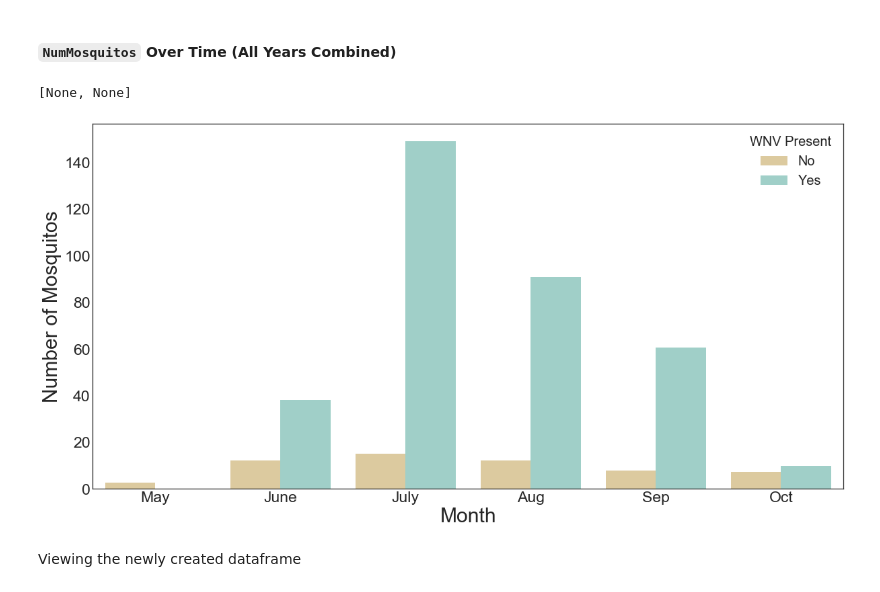
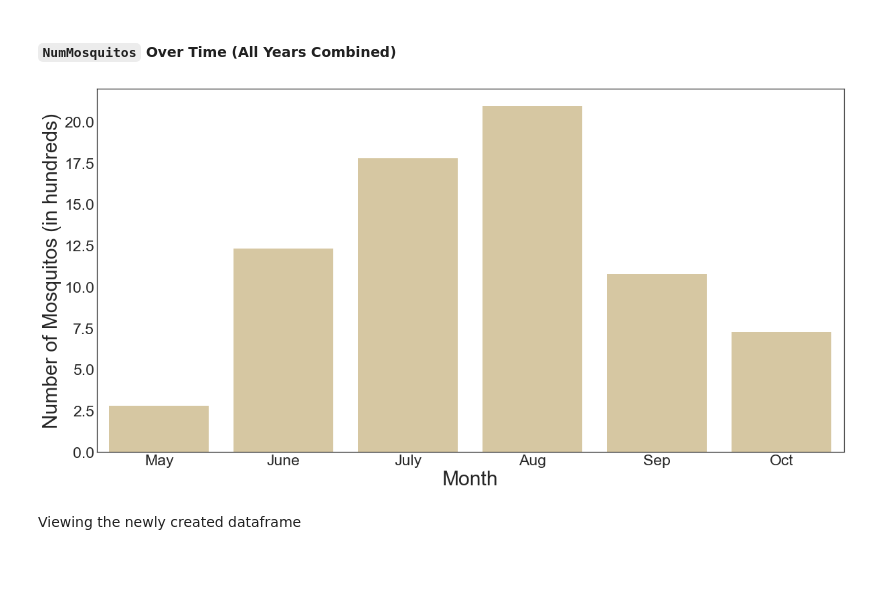
Before and after one commit to camarenad/wnv_prevention, a Jupyter notebook: jj/nb_suggested_order/02_EDA.ipynb, the cells around one changed output. Drawn from its saved outputs; the diff is of its cells as text; code cells hidden in the pictures; blank space fills up the shorter version.

```diff
--- a/jj/nb_suggested_order/02_EDA.ipynb
+++ b/jj/nb_suggested_order/02_EDA.ipynb
@@ -93,16 +93,22 @@ Let's take a look at the population of mosquitos, and how they're spread over th
 #### `NumMosquitos` Over Time (All Years Combined)
 # %%
 plt.figure(figsize=(20,10))
-sns.barplot(x=df['Month'], y=df['NumMosquitos'], hue=df['WnvPresent'], dodge=True, palette='BrBG', ci=None)
+sns.barplot(x=df['Month'],
+            y=df['NumMosquitos'],
+           # hue=df['WnvPresent'],
+            dodge=True,
+            color='#dfca99',
+#             palette='BrBG',
+            ci=None)
 plt.xlabel('Month', size=30)
 plt.xticks([0, 1, 2, 3, 4, 5],['May', 'June', 'July', 'Aug', 'Sep', 'Oct'], size=23)
-plt.ylabel('Number of Mosquitos', size=30)
+plt.ylabel('Number of Mosquitos (in hundreds)', size=30)
 plt.yticks(size=23)
-legend = plt.legend(['No', 'Yes'], title='WNV Present', fontsize=20)
+# legend = plt.legend(['No', 'Yes'], title='WNV Present', fontsize=20)
 plt.setp(legend.get_title(),fontsize=20)
+plt.savefig('../../images/num_mosquitos.png')
 # %% [output]
-[None, None]
-[figure, old version]
+[figure, new version]
 # %%
 dfWNV = df[df['WnvPresent'] == 1].groupby(['Species', 'WnvPresent'])[['NumMosquitos']].count().reset_index()
 dfWNV0 = df[df['WnvPresent'] == 0].groupby(['Species', 'WnvPresent'])[['NumMosquitos']].count().reset_index()
```
Also changed, not shown: parts of 13 cells of this notebook, 10 other files.
